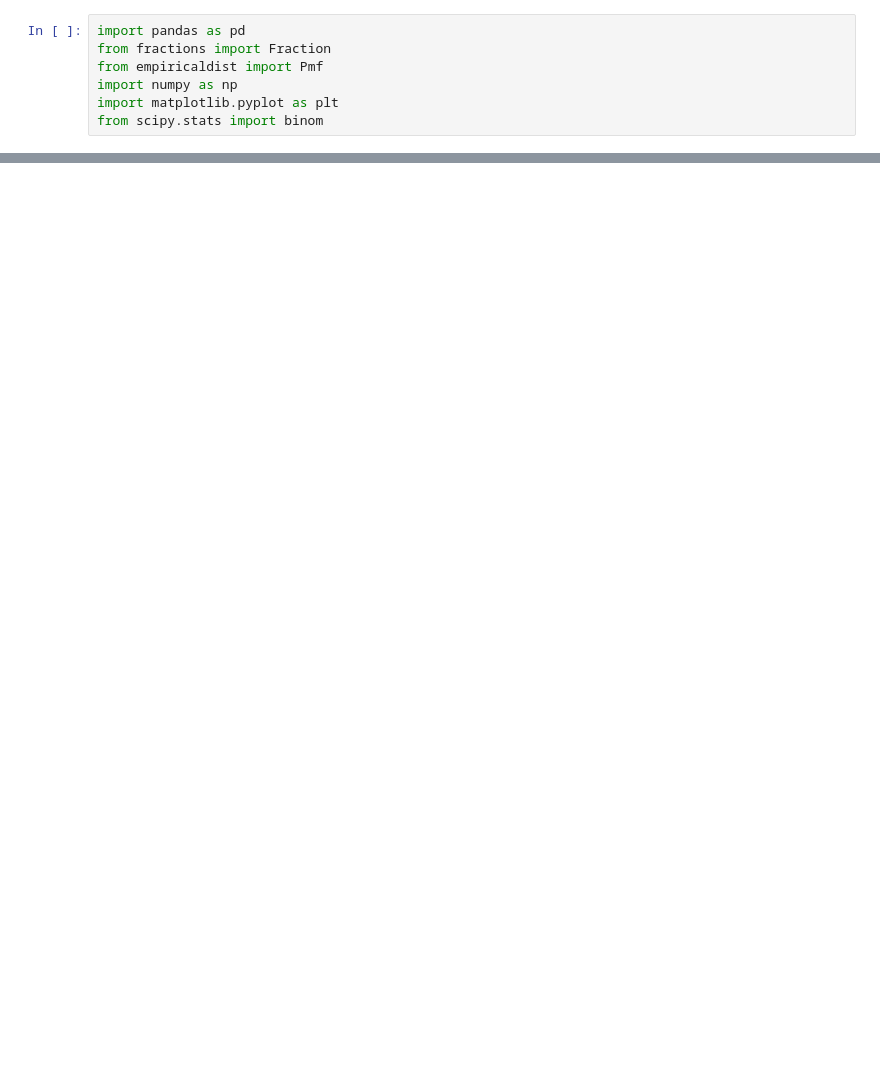
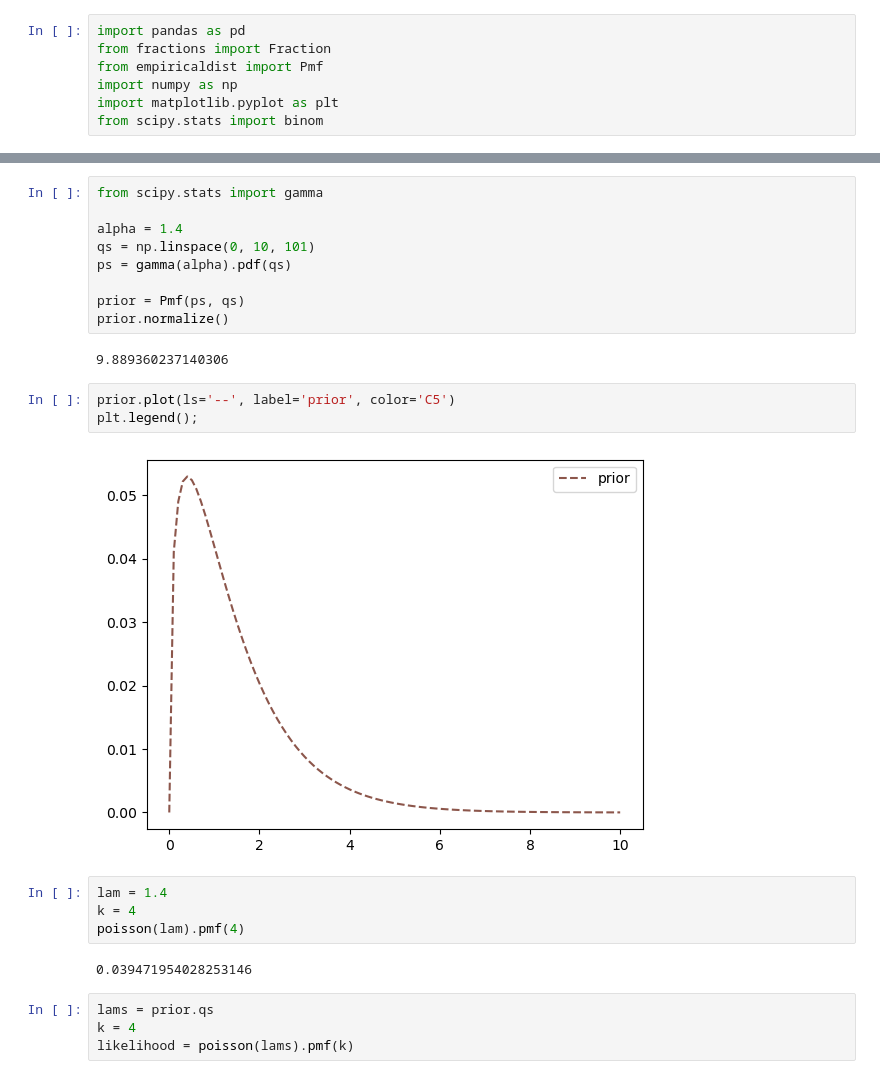
Before and after one commit to S3tuit/jup_lab, a Jupyter notebook: test.ipynb, the cells around one changed output, grey strips where cells are left out. Cells and saved outputs as stored; diff of their text form; blank space fills up the shorter version.

```diff
--- a/test.ipynb
+++ b/test.ipynb
@@ -230,0 +34,26 @@ mix.plot.bar();
+# %%
+from scipy.stats import gamma
+
+alpha = 1.4
+qs = np.linspace(0, 10, 101)
+ps = gamma(alpha).pdf(qs)
+
+prior = Pmf(ps, qs)
+prior.normalize()
+# %% [output]
+9.889360237140306
+# %%
+prior.plot(ls='--', label='prior', color='C5')
+plt.legend();
+# %% [output]
+[figure, added]
+# %%
+lam = 1.4
+k = 4
+poisson(lam).pmf(4)
+# %% [output]
+0.039471954028253146
+# %%
+lams = prior.qs
+k = 4
+likelihood = poisson(lams).pmf(k)
```
Also changed, not shown: parts of 60 cells of this notebook, 1 other file.
